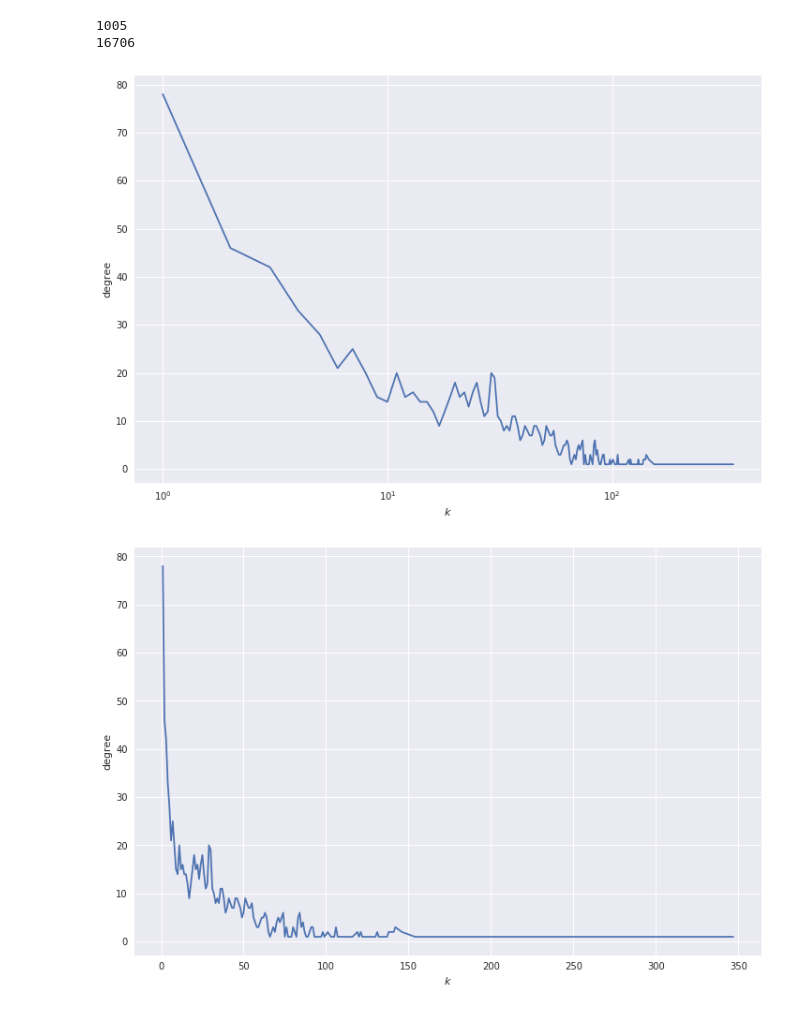
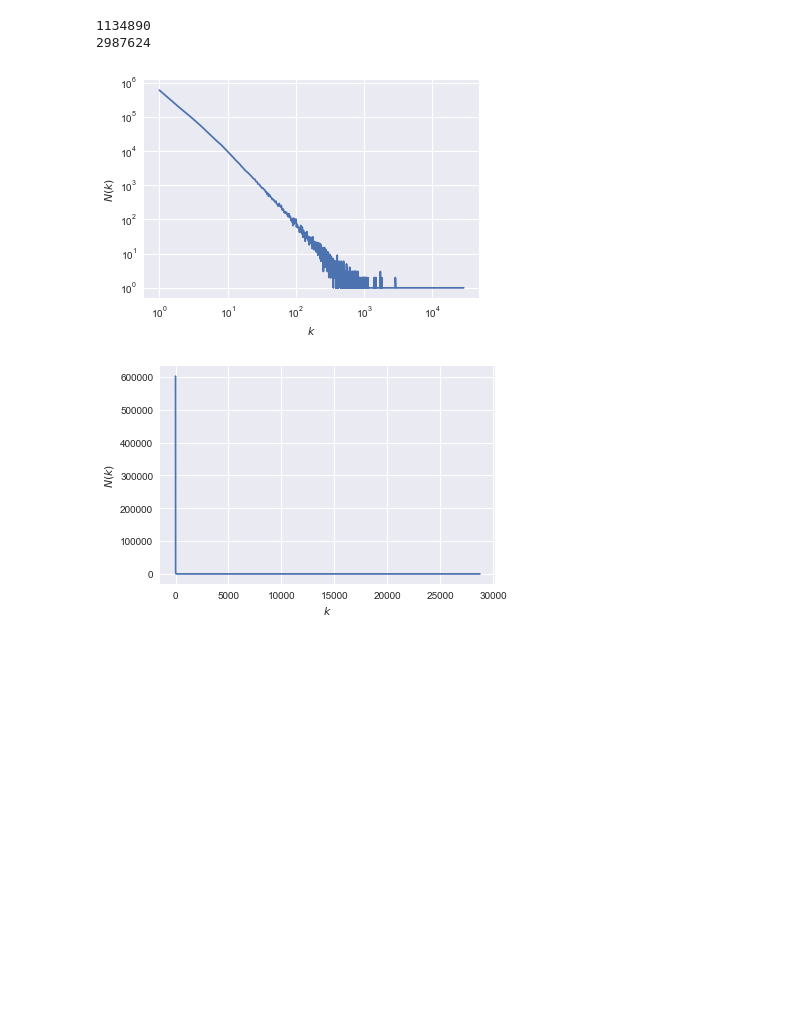
Before and after one commit to Shathra/topological-mining-of-graphs, a Jupyter notebook: email-eu-core.ipynb, the cells around one changed output. Saved outputs shown, nothing was run; the diff lists cells and outputs as text; code cells hidden in the pictures; blank space fills up the shorter version.

```diff
--- a/email-eu-core.ipynb
+++ b/email-eu-core.ipynb
@@ -6,12 +6,16 @@ import networkx as nx
 import seaborn
 
 seaborn.set()
-plt.rcParams["figure.figsize"] = (12, 8)
+plt.rcParams["figure.figsize"] = (8, 8)
 # %%
 # Notebook Variables
 dataset_name = "email-Eu-core"
 dataset_filepath = "%s.txt" % (dataset_name)
 dataset_address = "https://snap.stanford.edu/data/email-Eu-core.txt.gz"
+
+dataset_name = "youtube"
+dataset_filepath = "%s.txt" % (dataset_name)
+dataset_address = "https://snap.stanford.edu/data/bigdata/communities/com-youtube.ungraph.txt.gz"
 # %%
 # Download and Extract Dataset
 
@@ -35,36 +39,37 @@ G=nx.read_edgelist(dataset_filepath, nodetype=int)
 print(G.number_of_nodes())
 print(G.number_of_edges())
 # %% [output]
-1005
-16706
+1134890
+2987624
 # %%
 # Degree Distribution
 def plot_dist(x, y, xlabel, ylabel, log = False):
     fig, ax = plt.subplots()
     ax.plot(x, y)
     ax.set_xlabel(xlabel)
     ax.set_ylabel(ylabel)
     if log:
         ax.set_xscale("log")
+        ax.set_yscale("log")
     plt.show()
 
 def plot_degree_dist(G):
     degree_sequence=list(dict(nx.degree(G)).values()) # degree sequence
 
     degree_hist = dict((i, degree_sequence.count(i)) for i in set(degree_sequence))
 
     x = list(degree_hist.keys())
     y = list(degree_hist.values())
     x, y = zip(*sorted(zip(x, y)))
 
-    plot_dist(x, y, "$k$", "degree", True)
-    plot_dist(x, y, "$k$", "degree", False)
+    plot_dist(x, y, "$k$", "$N(k)$", True)
+    plot_dist(x, y, "$k$", "$N(k)$", False)
     return degree_hist
 
 degree_hist = plot_degree_dist(G);
 # %% [output]
-[figure, old version]
+[figure, new version]
-[figure, old version]
+[figure, new version]
 # %%
 # CC Distribution
 
```
Also changed, not shown: parts of 8 cells of this notebook, 12 other files.
